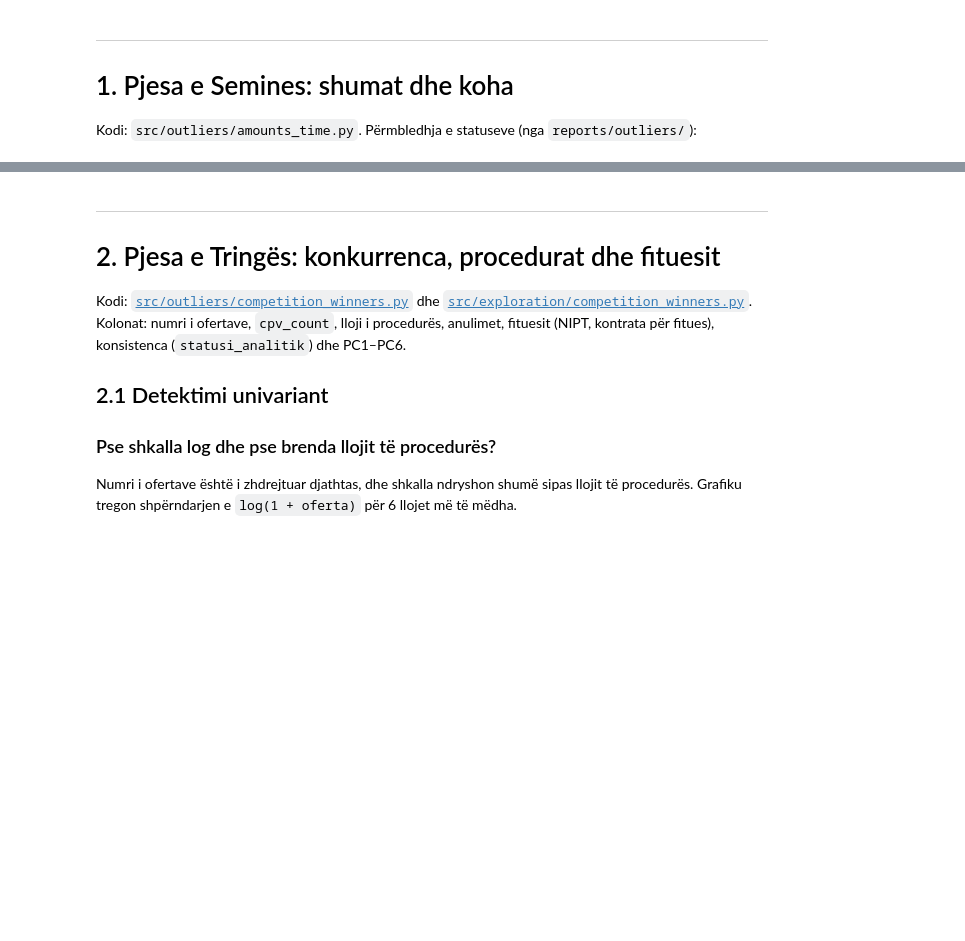
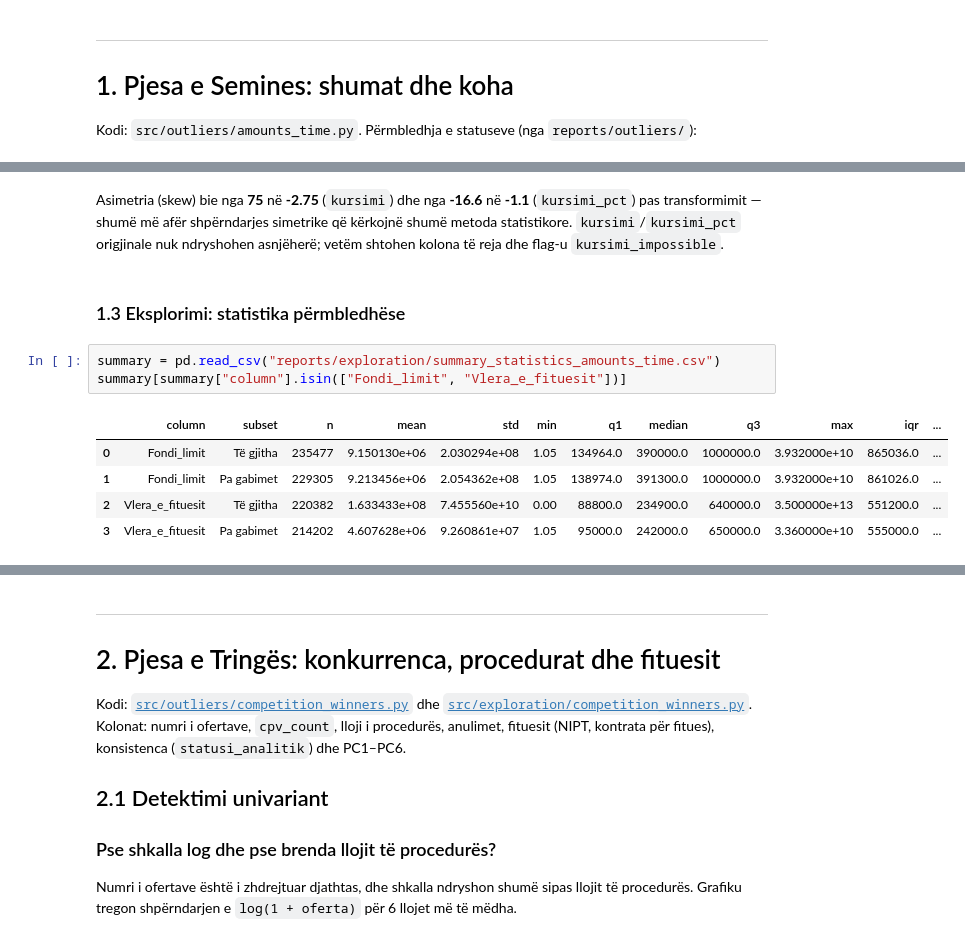
Before and after one commit to Triinga/albania-public-procurement-analysis, a Jupyter notebook: notebooks/02_perjashtuesit_eksplorimi.ipynb, the cells around one changed output, grey strips where cells are left out. Cells and saved outputs as stored; diff of their text form; blank space fills up the shorter version.

```diff
--- a/notebooks/02_perjashtuesit_eksplorimi.ipynb
+++ b/notebooks/02_perjashtuesit_eksplorimi.ipynb
@@ -64,0 +142,13 @@ pd.read_csv("reports/outliers/amounts_time_outlier_summary.csv")
+# %% [markdown]
+Asimetria (skew) bie nga **75** në **-2.75** (`kursimi`) dhe nga **-16.6** në **-1.1** (`kursimi_pct`) pas transformimit — shumë më afër shpërndarjes simetrike që kërkojnë shumë metoda statistikore. `kursimi`/`kursimi_pct` origjinale nuk ndryshohen asnjëherë; vetëm shtohen kolona të reja dhe flag-u `kursimi_impossible`.
+# %% [markdown]
+### 1.3 Eksplorimi: statistika përmbledhëse
+# %%
+summary = pd.read_csv("reports/exploration/summary_statistics_amounts_time.csv")
+summary[summary["column"].isin(["Fondi_limit", "Vlera_e_fituesit"])]
+# %% [output]
+|  | column | subset | n | mean | std | min | q1 | median | q3 | max | iqr | ... |
+| 0 | Fondi_limit | Të gjitha | 235477 | 9.150130e+06 | 2.030294e+08 | 1.05 | 134964.0 | 390000.0 | 1000000.0 | 3.932000e+10 | 865036.0 | ... |
+| 1 | Fondi_limit | Pa gabimet | 229305 | 9.213456e+06 | 2.054362e+08 | 1.05 | 138974.0 | 391300.0 | 1000000.0 | 3.932000e+10 | 861026.0 | ... |
+| 2 | Vlera_e_fituesit | Të gjitha | 220382 | 1.633433e+08 | 7.455560e+10 | 0.00 | 88800.0 | 234900.0 | 640000.0 | 3.500000e+13 | 551200.0 | ... |
+| 3 | Vlera_e_fituesit | Pa gabimet | 214202 | 4.607628e+06 | 9.260861e+07 | 1.05 | 95000.0 | 242000.0 | 650000.0 | 3.360000e+10 | 555000.0 | ... |
```
Also changed, not shown: parts of 20 cells of this notebook.
